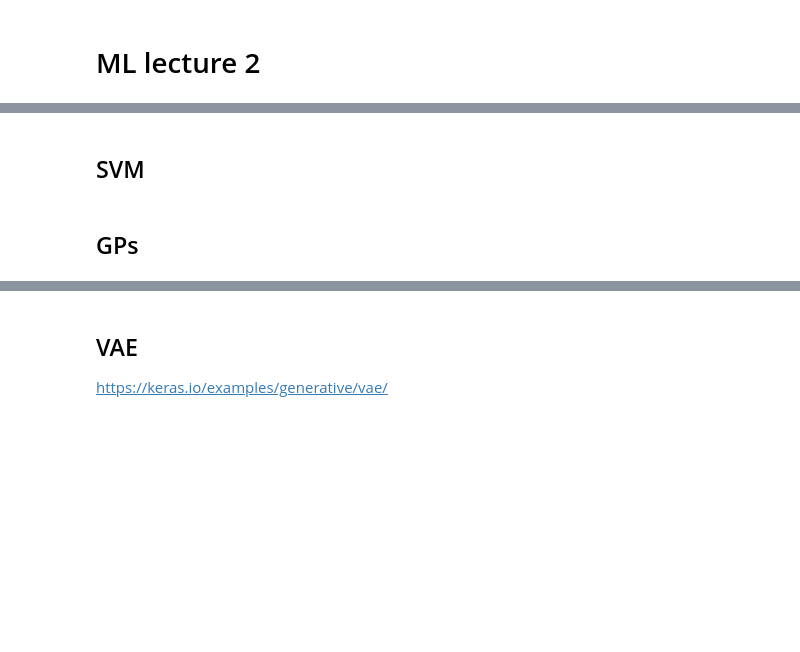
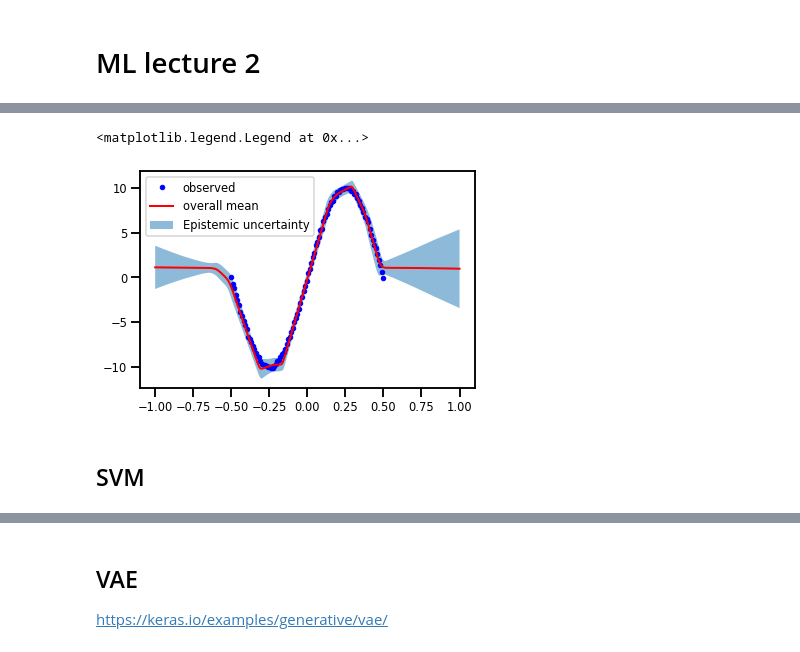
Before and after one commit to alphacentaury-github/NPSS2020, a Jupyter notebook: ML_lecture2.ipynb, the cells around one changed output, grey strips where cells are left out. Saved outputs shown, nothing was run; the diff lists cells and outputs as text; code cells hidden in the pictures; blank space fills up the shorter version.

```diff
--- a/ML_lecture2.ipynb
+++ b/ML_lecture2.ipynb
@@ -29,3 +148,36 @@ https://github.com/watson-ij/knu-keras-tute-2019/blob/master/20190925-mltute-iwa
+# %%
+# sampling output
+
+X_test = np.linspace(-1.0, 1.0, 1000).reshape(-1, 1)
+
+y_pred_list=[]
+yhats = [model(X_test) for _ in range(200)]
+
+for i, yhat in enumerate(yhats):
+    m = np.squeeze(yhat.mean())
+    y_pred_list.append(m)
+
+y_preds=np.array(y_pred_list)
+y_mean = np.mean(y_preds, axis=0)
+y_sigma = np.std(y_preds, axis=0)
+# %%
+plt.plot(X, y, 'b.', label='observed');
+plt.plot(X_test, y_mean , 'r', linewidth=2, label=r'overall mean ');
+#plt.plot(X_test, y_mean + 2 * y_sigma, 'g', linewidth=2, label=r'mean + 2 stddev');
+#plt.plot(X_test, y_mean - 2 * y_sigma, 'g', linewidth=2, label=r'mean - 2 stddev');
+#for _ in range(3):
+#    plt.plot(X_test,y_preds[_,:],'y')
+
+
+
+plt.fill_between(X_test.ravel(),
+                 y_mean + 2 * y_sigma,
+                 y_mean - 2 * y_sigma,
+                 alpha=0.5, label='Epistemic uncertainty')
+plt.legend()
+# %% [output]
+<matplotlib.legend.Legend at 0x...>
+[figure, added]
 # %% [markdown]
 ## SVM
 # %%
@@ -36,5 +188,3 @@ from sklearn.model_selection import train_test_split
 from matplotlib import pyplot as plt
 from sklearn.svm import LinearSVC
 from sklearn.metrics import confusion_matrix
-# %% [markdown]
-## GPs
```
Also changed, not shown: parts of 12 cells of this notebook, 3 other files.
